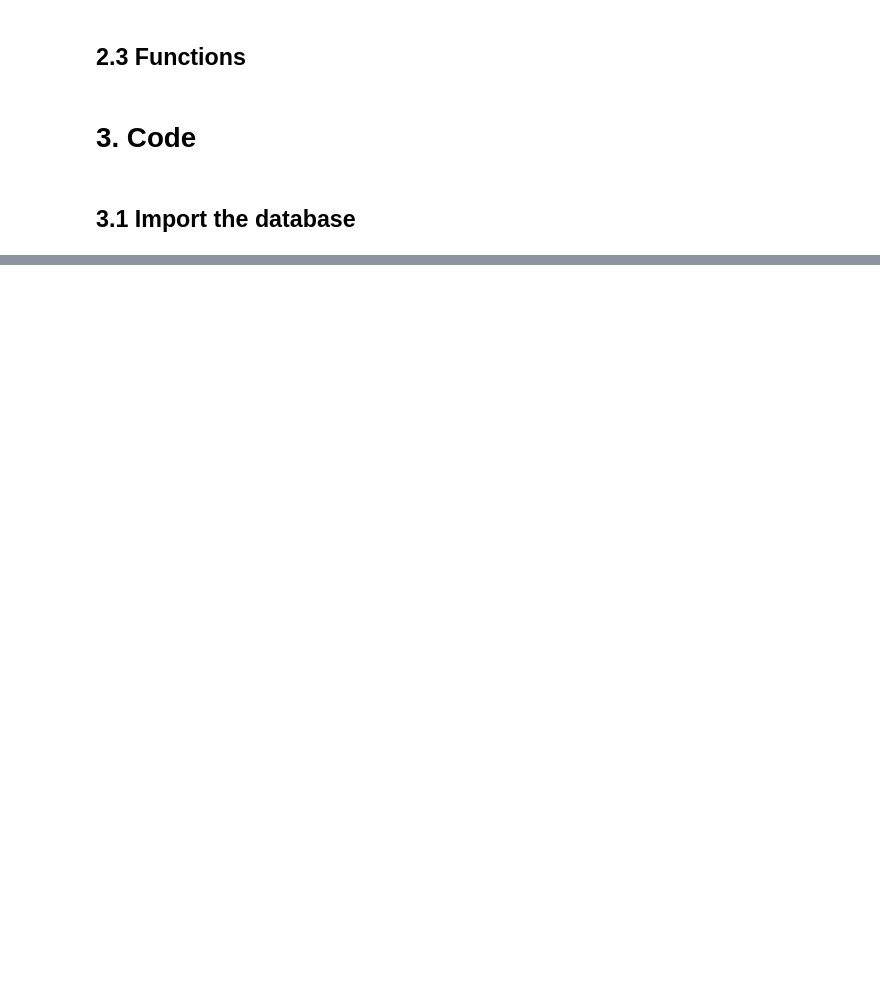
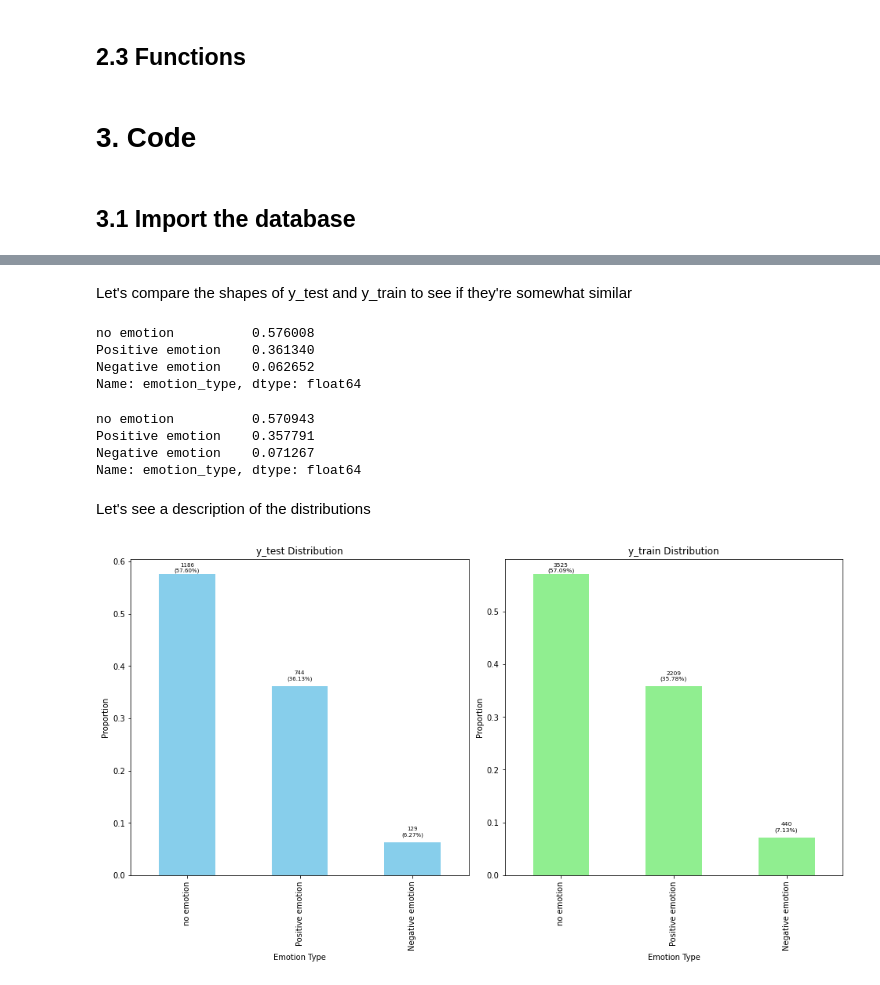
Before and after one commit to mbarriola96/Brands-product_emotions_analysis, a Jupyter notebook: 02_data_preprocessing_and_modelling.ipynb, the cells around one changed output, grey strips where cells are left out. Drawn from its saved outputs; the diff is of its cells as text; code cells hidden in the pictures; blank space fills up the shorter version.

```diff
--- a/02_data_preprocessing_and_modelling.ipynb
+++ b/02_data_preprocessing_and_modelling.ipynb
@@ -461,0 +200,8 @@ You can try to debug the error by setting error_score='raise'.
+# %%
+# Initialize the WordNet lemmatizer
+lemmatizer = WordNetLemmatizer()
+
+# Lemmatize each word in tweet_text
+df['tweet_text'] = df['tweet_text'].map(lambda x: ' '.join([lemmatizer.lemmatize(word) for word in x.split()]))
+
+df.head()
@@ -461,0 +217,5 @@ You can try to debug the error by setting error_score='raise'.
+# %%
+# Tokenize the tweet_text
+df['tweet_text_tokenized'] = df['tweet_text'].map(lambda x: word_tokenize(x))
+
+df.head()
@@ -461,0 +233,66 @@ You can try to debug the error by setting error_score='raise'.
+# %%
+y = df['emotion_type']
+X = df.drop(['emotion_type', 'tweet_text_tokenized'], axis=1)
+# %%
+# Assuming X is your feature set and y is your target variable
+X_train, X_test, y_train, y_test = train_test_split(X, y, test_size=0.25, random_state=42)
+# %% [markdown]
+Let's compare the shapes of y_test and y_train to see if they're somewhat similar
+# %%
+y_test.value_counts(normalize=True)
+# %% [output]
+no emotion          0.576008
+Positive emotion    0.361340
+Negative emotion    0.062652
+Name: emotion_type, dtype: float64
+# %%
+y_train.value_counts(normalize=True)
+# %% [output]
+no emotion          0.570943
+Positive emotion    0.357791
+Negative emotion    0.071267
+Name: emotion_type, dtype: float64
+# %% [markdown]
+Let's see a description of the distributions
+# %%
+import matplotlib.pyplot as plt
+
+# Assuming y_test and y_train are pandas Series
+
+# Create a larger figure
+plt.figure(figsize=(14, 7))
+
+# y_test Distribution
+plt.subplot(1, 2, 1)
+y_test_counts = y_test.value_counts(normalize=True)
+y_test_abs_counts = y_test.value_counts()
+
+y_test_counts.plot(kind='bar', color='skyblue')
+plt.title('y_test Distribution')
+plt.xlabel('Emotion Type')
+plt.ylabel('Proportion')
+
+for i, (count, pct) in enumerate(zip(y_test_abs_counts, y_test_counts)):
+    vertical_position = pct + 0.002 if pct > 0.5 else pct + 0.01  # Small offset for larger bars
+    plt.text(i, vertical_position, f'{count}\n({pct:.2%})', ha='center', va='bottom', fontsize=7)
+
+# y_train Distribution
+plt.subplot(1, 2, 2)
+y_train_counts = y_train.value_counts(normalize=True)
+y_train_abs_counts = y_train.value_counts()
+
+y_train_counts.plot(kind='bar', color='lightgreen')
+plt.title('y_train Distribution')
+plt.xlabel('Emotion Type')
+plt.ylabel('Proportion')
+
+for i, (count, pct) in enumerate(zip(y_train_abs_counts, y_train_counts)):
+    vertical_position = pct + 0.002 if pct > 0.5 else pct + 0.01  # Small offset for larger bars
+    plt.text(i, vertical_position, f'{count}\n({pct:.2%})', ha='center', va='bottom', fontsize=7.5)
+
+# Adjust layout to make more space around the plots
+plt.tight_layout()
+plt.subplots_adjust(left=0.05, right=0.95, top=0.9, bottom=0.1)
+plt.show()
+# %% [output]
+[figure, added]
```
Also changed, not shown: parts of 35 cells of this notebook, 2 other files.
